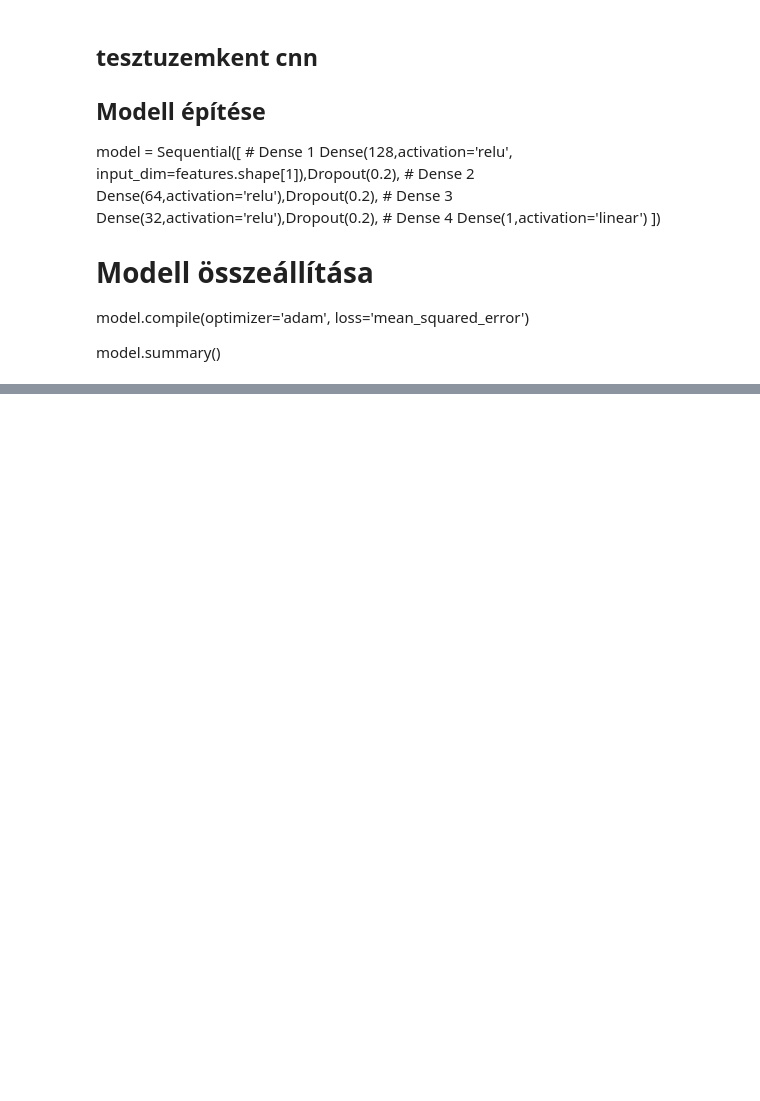
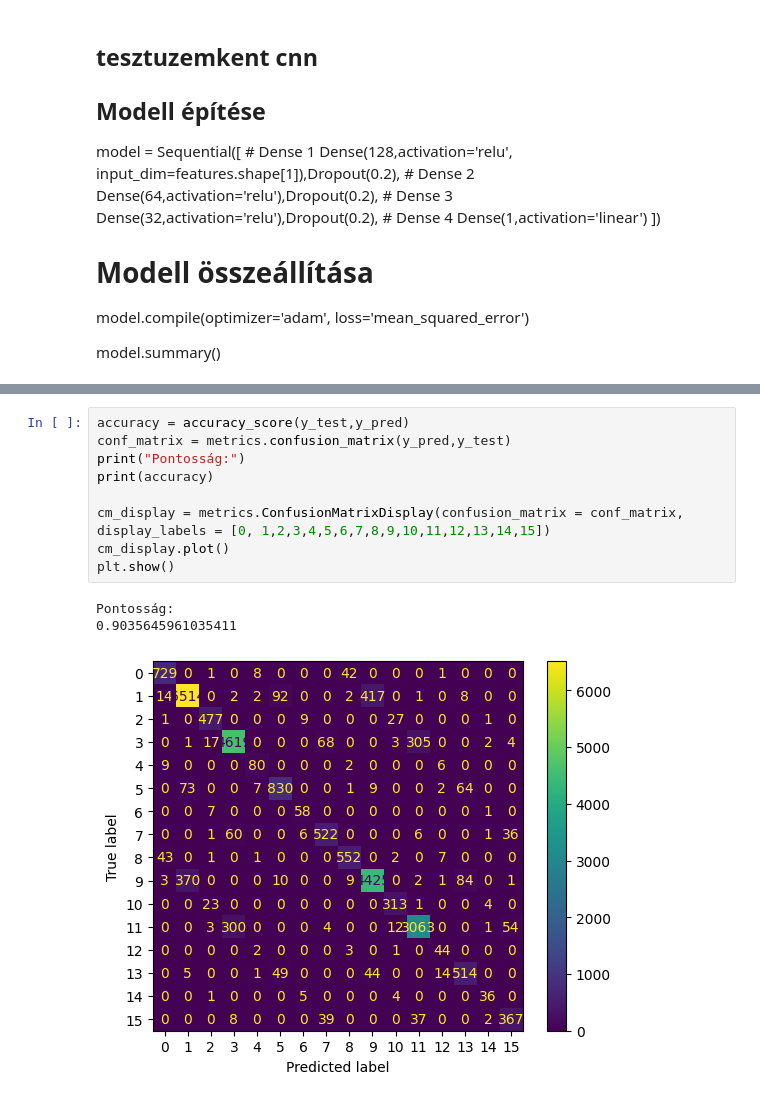
Before and after one commit to benecm/Personality_ai, a Jupyter notebook: Personality_ID.ipynb, the cells around one changed output, grey strips where cells are left out. Saved outputs shown, nothing was run; the diff lists cells and outputs as text; blank space fills up the shorter version.

```diff
--- a/Personality_ID.ipynb
+++ b/Personality_ID.ipynb
@@ -105,0 +149,13 @@ joblib.dump(model, 'model.pkl')
+# %%
+accuracy = accuracy_score(y_test,y_pred)
+conf_matrix = metrics.confusion_matrix(y_pred,y_test)
+print("Pontosság:")
+print(accuracy)
+
+cm_display = metrics.ConfusionMatrixDisplay(confusion_matrix = conf_matrix, display_labels = [0, 1,2,3,4,5,6,7,8,9,10,11,12,13,14,15])
+cm_display.plot()
+plt.show()
+# %% [output]
+Pontosság:
+0.9035645961035411
+[figure, added]
```
Also changed, not shown: parts of 6 cells of this notebook, 1 other file.
